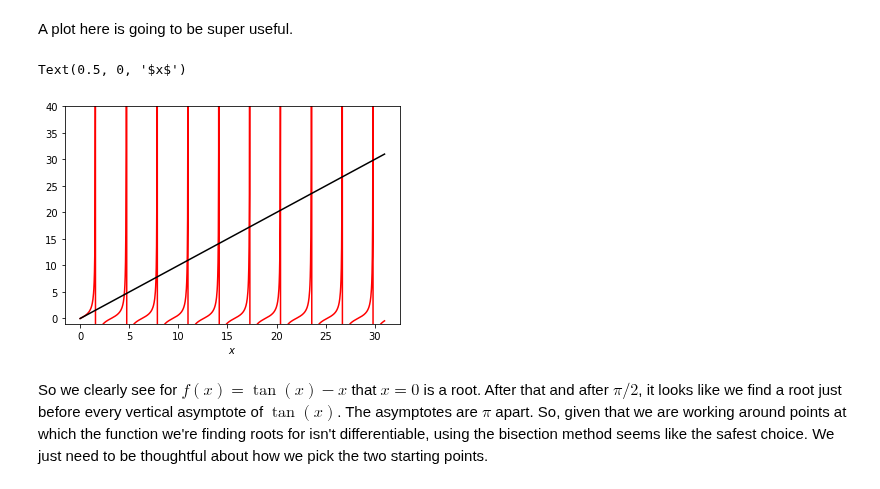
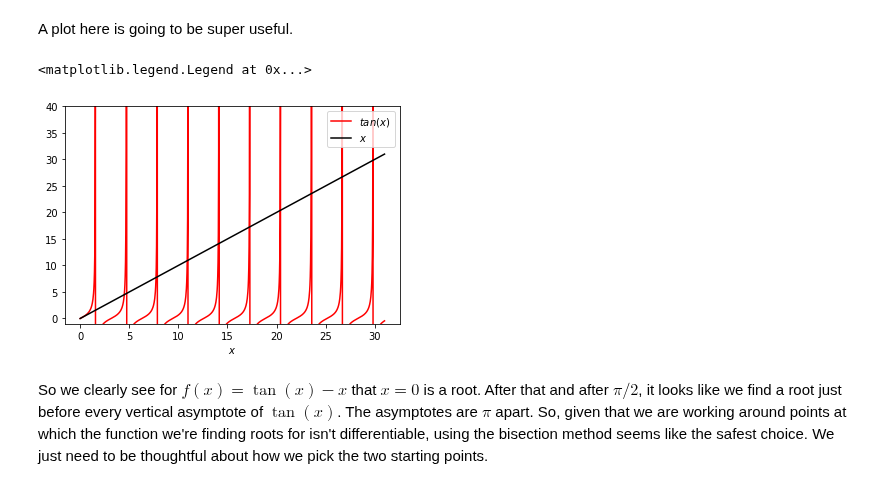
Before and after one commit to cwcurtis/Math-340-Notebooks, a Jupyter notebook: Assignments/Assignment_Nine_Solutions.ipynb, the cells around one changed output. Drawn from its saved outputs; the diff is of its cells as text; code cells hidden in the pictures.

```diff
--- a/Assignments/Assignment_Nine_Solutions.ipynb
+++ b/Assignments/Assignment_Nine_Solutions.ipynb
@@ -89,13 +95,14 @@ So it seems that while there are three roots, the methods only find two of the t
 A plot here is going to be super useful.
 # %%
 xvals = np.linspace(0.,31.,int(1e3)+1)
-plt.plot(xvals,np.tan(xvals),color='r')
-plt.plot(xvals,xvals,color='k')
+plt.plot(xvals,np.tan(xvals),color='r',label="$tan(x)$")
+plt.plot(xvals,xvals,color='k',label="$x$")
 plt.ylim([-1,40.])
 plt.xlabel("$x$")
+plt.legend(loc='best')
 # %% [output]
-Text(0.5, 0, '$x$')
+<matplotlib.legend.Legend at 0x...>
-[figure, old version]
+[figure, new version]
 # %% [markdown]
 So we clearly see for $f(x) = \tan(x)-x$ that $x=0$ is a root.  After that and after $\pi/2$, it looks like we find a root just before every vertical asymptote of $\tan(x)$.  The asymptotes are $\pi$ apart.  So, given that we are working around points at which the function we're finding roots for isn't differentiable, using the bisection method seems like the safest choice.  We just need to be thoughtful about how we pick the two starting points.
 # %%
```
Also changed, not shown: parts of 9 cells of this notebook.
